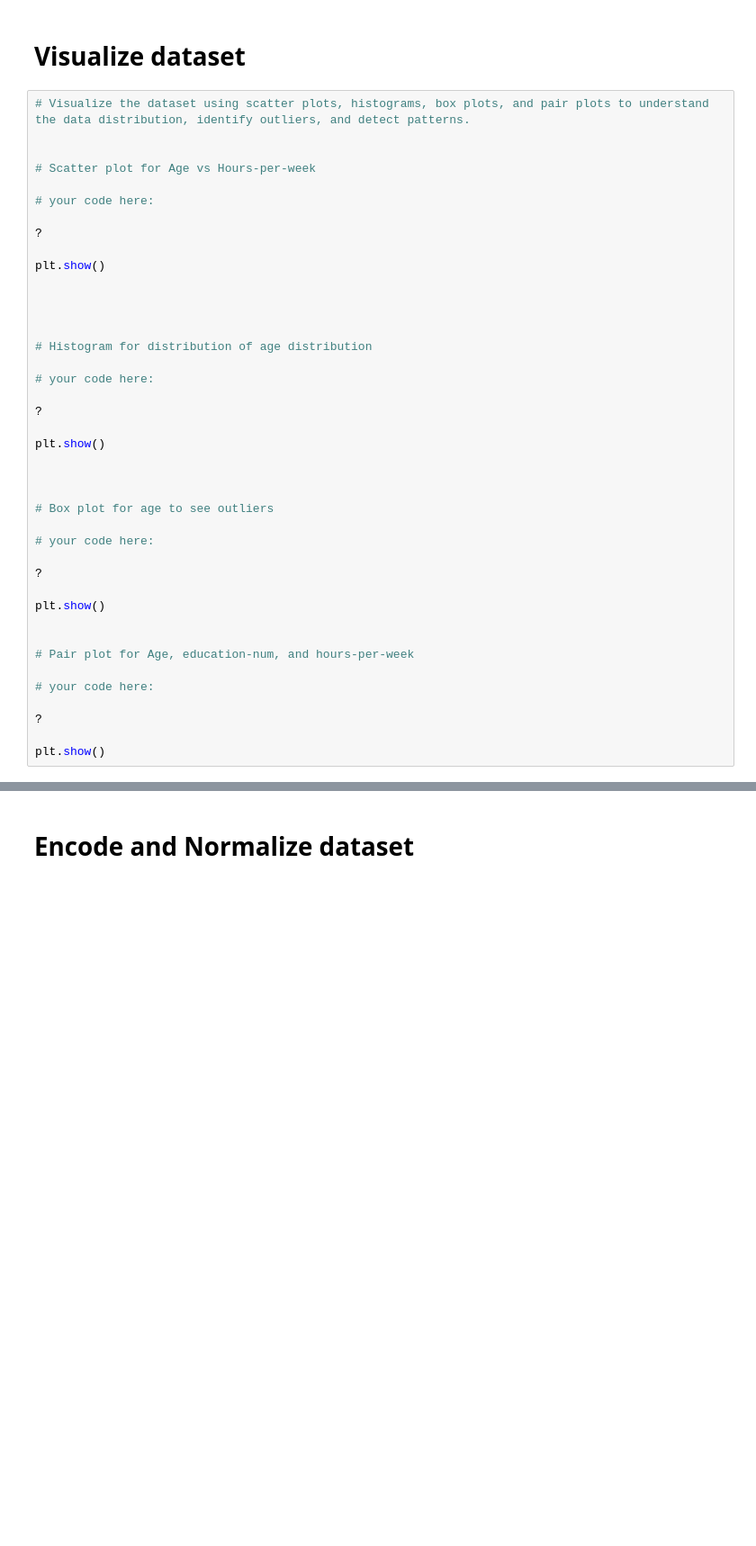
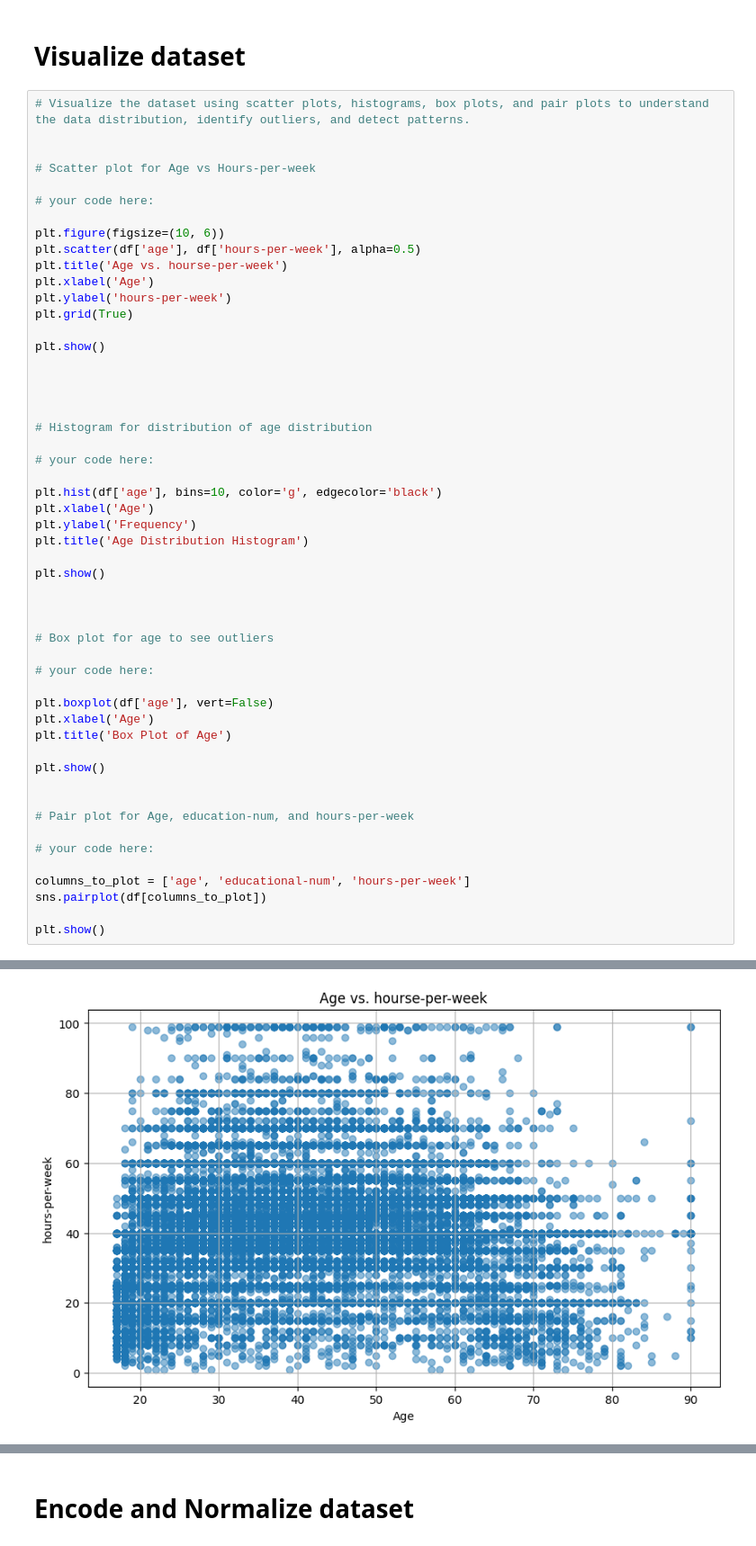
Before and after one commit to mmahdin/Data-Mining-Projects, a Jupyter notebook: DM-Project1.ipynb, the cells around one changed output, grey strips where cells are left out. Shown: that part at 90% size. Saved outputs shown, nothing was run; the diff lists cells and outputs as text; blank space fills up the shorter version.

Commit message:
Visualize dataset

```diff
--- a/DM-Project1.ipynb
+++ b/DM-Project1.ipynb
@@ -121,7 +121,12 @@ df.shape
 
 # your code here:
 
-?
+plt.figure(figsize=(10, 6))
+plt.scatter(df['age'], df['hours-per-week'], alpha=0.5)
+plt.title('Age vs. hourse-per-week')
+plt.xlabel('Age')
+plt.ylabel('hours-per-week')
+plt.grid(True)
 
 plt.show()
 
@@ -132,7 +137,10 @@ plt.show()
 
 # your code here:
 
-?
+plt.hist(df['age'], bins=10, color='g', edgecolor='black')
+plt.xlabel('Age')
+plt.ylabel('Frequency')
+plt.title('Age Distribution Histogram')
 
 plt.show()
 
@@ -142,7 +150,9 @@ plt.show()
 
 # your code here:
 
-?
+plt.boxplot(df['age'], vert=False)
+plt.xlabel('Age')
+plt.title('Box Plot of Age')
 
 plt.show()
 
@@ -151,7 +161,8 @@ plt.show()
 
 # your code here:
 
-?
+columns_to_plot = ['age', 'educational-num', 'hours-per-week']
+sns.pairplot(df[columns_to_plot])
 
 plt.show()
 # %% [output]
@@ -174,0 +169 @@ GETTING HELP
+[figure, added]
```
Also changed, not shown: parts of 2 cells of this notebook.
